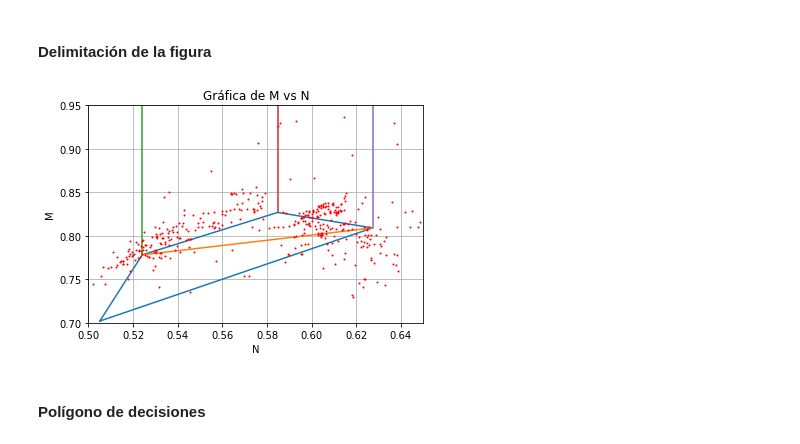
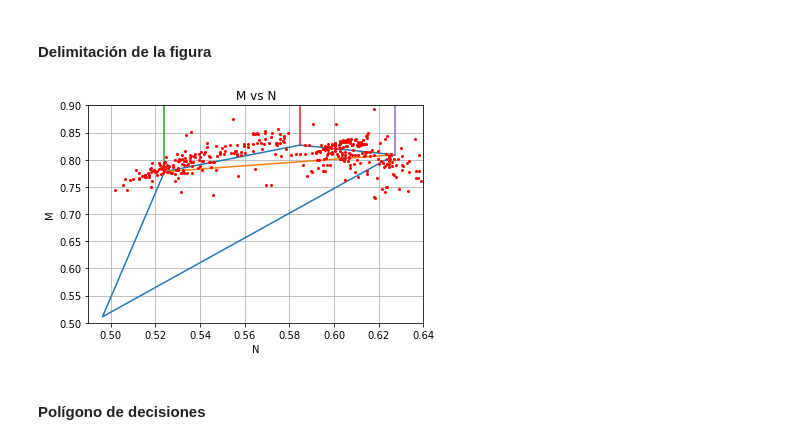
Before and after one commit to Angelpacman/Petrofisica_mn, a Jupyter notebook: jupyter_litodensidad.ipynb, the cells around one changed output. Saved outputs shown, nothing was run; the diff lists cells and outputs as text; code cells hidden in the pictures.

Commit message:
Cambio de archivo input
Los nuevos datos de entrada son en su mayoria porosidad primaria, ademas de que no salen de las 4 regiones principales

```diff
--- a/jupyter_litodensidad.ipynb
+++ b/jupyter_litodensidad.ipynb
@@ -11,41 +50,67 @@ from mpl_toolkits.mplot3d import Axes3D
 
 
 #datos
-datos = pd.read_csv('eval_petro.csv')
+datos = pd.read_csv('eval_petro(pasado).csv')
 datos['DT'] = np.around(np.array( 189 - (datos['RHOB'] -1)*datos['M']/0.01 ),   decimals =4)
 datos['N']  = np.around(np.array( (1 - datos['NPHI']) / (datos['RHOB'] - 1)),   decimals = 4)
 datos['L']  = np.around(np.array( 0.01 * (189-datos['DT']) / (1-datos['NPHI']) ), decimals =4)
+M = np.array(datos['M'])
+N = np.array(datos['N'])
+L = np.array(datos['L'])
 # %% [markdown]
 #### Delimitación de la figura
 # %%
-#puntos
-P_inicial=[0.5051,0.5241,0.5848,0.6273,0.6273,0.5051]
-P_final  =[0.702,0.7781,0.8269,0.8091,0.8091,0.702]
-P_M1=[0.5241,0.6273]
-P_M2=[0.7781,0.8091]
-v_x1=[0.5241,0.5241]
-v_y1=[0.7781,1.2]
-v_x2=[0.5848,0.5848]
-v_y2=[0.8269,1.2]
-v_x3=[0.6273,0.6273]
-v_y3=[0.8091,1.2]
+DOLOMIA = np.array([43.5, 0.02, 2.87])
+CALIZA  = np.array([47.6, 0.00, 2.71])
+SILICE  = np.array([55.5,-0.035, 2.65])
+ARCILLA = np.array([120,  0.33,  2.35])
 
+def param_lito(mineral):
+    M = 0.01 * (189-mineral[0])/(mineral[2] - 1)
+    N = (1 - mineral[1]) / (mineral[2] - 1)
+    L = 0.01 * (189 - mineral[0])/(1 - mineral[1])
+    return    np.array([M,N,L])
+
+param_lito(DOLOMIA)
+param_lito(CALIZA)
+param_lito(SILICE)
+param_lito(ARCILLA)
+
+ax = param_lito(DOLOMIA)[1]
+ay = param_lito(DOLOMIA)[0]
+bx = param_lito(CALIZA)[1]
+by = param_lito(CALIZA)[0]
+cx = param_lito(SILICE)[1]
+cy = param_lito(SILICE)[0]
+dx = param_lito(ARCILLA)[1]
+dy = param_lito(ARCILLA)[0]
+
+P_inicial=[ax,bx,cx,dx,ax]
+P_final  =[ay,by,cy,dy,ay]
+P_M1=[ax,cx]
+P_M2=[ay,cy]
+v_x1=[ax,ax]
+v_y1=[ay,1.2]
+v_x2=[bx,bx]
+v_y2=[by,1.2]
+v_x3=[cx,cx]
+v_y3=[cy,1.2]
 
 #figura
 plt.plot(P_inicial,P_final,P_M1,P_M2,v_x1,v_y1,v_x2,v_y2,v_x3,v_y3)
-plt.plot(datos['N'],datos['M'],marker='o', markersize=1, linestyle='', color='r', label = "M vs N")
+plt.plot(datos['N'],datos['M'],marker='o', markersize=2, linestyle='', color='r', label = "M vs N")
 #plt.scatter(datos['N'],datos['M'])
-plt.xlim([0.5,0.65])
-plt.ylim([0.7,0.95])
+plt.xlim([0.49,0.64])
+plt.ylim([0.5,0.9])
 #plt.xlim([0.3,1])
 #plt.ylim([0.4,1.2])
 plt.grid()
 plt.xlabel('N')
 plt.ylabel('M')
-plt.title('Gráfica de M vs N')
+plt.title('M vs N')
 plt.show()
 # %% [output]
-[figure, old version]
+[figure, new version]
 # %% [markdown]
 #### Polígono de decisiones
 # %%
```
Also changed, not shown: parts of 14 cells of this notebook, 9 other files.
